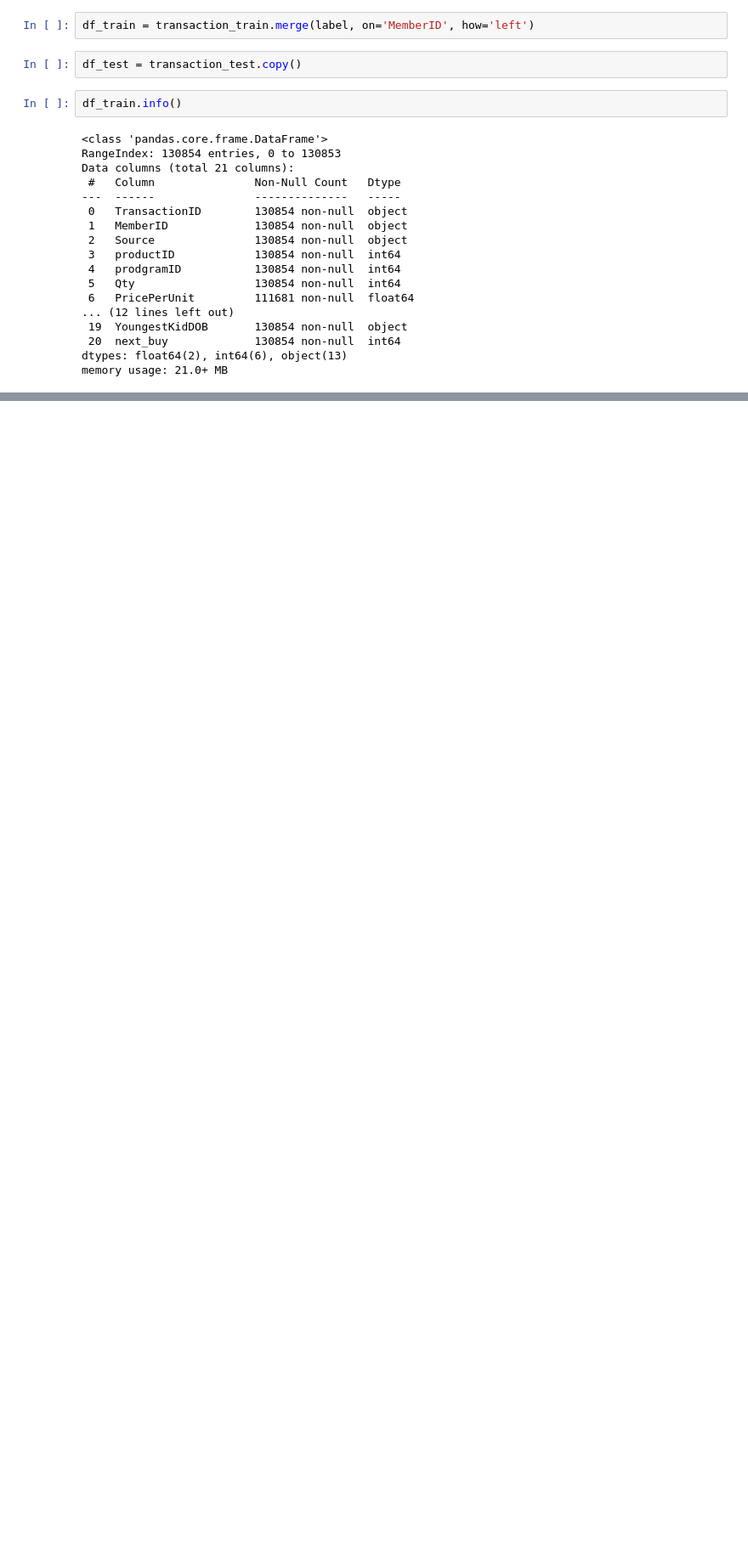
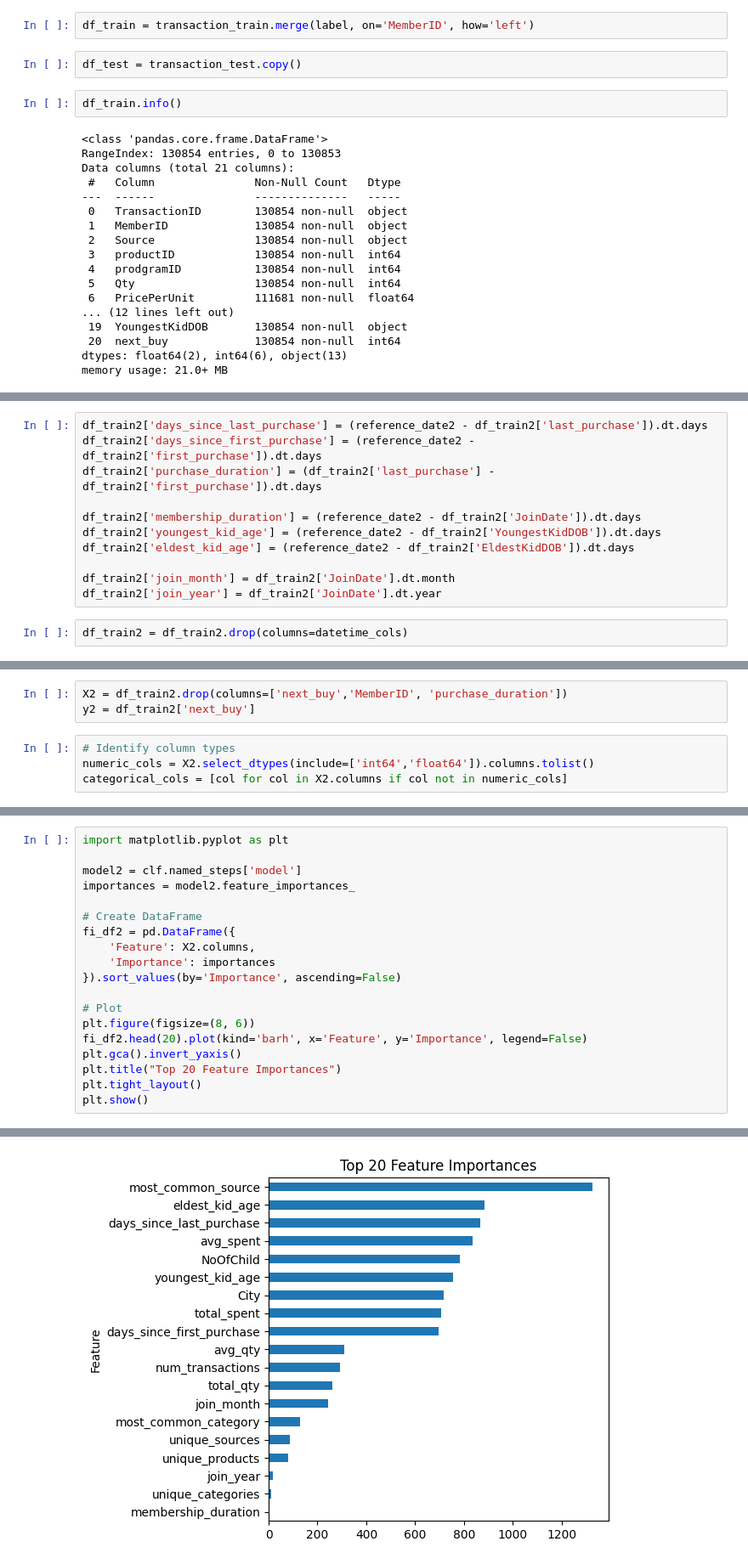
Before and after one commit to dalrn/mlq-intellectra, a Jupyter notebook: mlq.ipynb, the cells around one changed output, grey strips where cells are left out. Shown: that part at 85% size. Drawn from its saved outputs; the diff is of its cells as text; blank space fills up the shorter version.

```diff
--- a/mlq.ipynb
+++ b/mlq.ipynb
@@ -185,0 +545,13 @@ df_train
+# %%
+df_train2['days_since_last_purchase'] = (reference_date2 - df_train2['last_purchase']).dt.days
+df_train2['days_since_first_purchase'] = (reference_date2 - df_train2['first_purchase']).dt.days
+df_train2['purchase_duration'] = (df_train2['last_purchase'] - df_train2['first_purchase']).dt.days
+
+df_train2['membership_duration'] = (reference_date2 - df_train2['JoinDate']).dt.days
+df_train2['youngest_kid_age'] = (reference_date2 - df_train2['YoungestKidDOB']).dt.days
+df_train2['eldest_kid_age'] = (reference_date2 - df_train2['EldestKidDOB']).dt.days
+
+df_train2['join_month'] = df_train2['JoinDate'].dt.month
+df_train2['join_year'] = df_train2['JoinDate'].dt.year
+# %%
+df_train2 = df_train2.drop(columns=datetime_cols)
@@ -185,0 +582,7 @@ df_train
+# %%
+X2 = df_train2.drop(columns=['next_buy','MemberID', 'purchase_duration'])
+y2 = df_train2['next_buy']
+# %%
+# Identify column types
+numeric_cols = X2.select_dtypes(include=['int64','float64']).columns.tolist()
+categorical_cols = [col for col in X2.columns if col not in numeric_cols]
@@ -185,0 +691,20 @@ df_train
+# %%
+import matplotlib.pyplot as plt
+
+model2 = clf.named_steps['model']
+importances = model2.feature_importances_
+
+# Create DataFrame
+fi_df2 = pd.DataFrame({
+    'Feature': X2.columns,
+    'Importance': importances
+}).sort_values(by='Importance', ascending=False)
+
+# Plot
+plt.figure(figsize=(8, 6))
+fi_df2.head(20).plot(kind='barh', x='Feature', y='Importance', legend=False)
+plt.gca().invert_yaxis()
+plt.title("Top 20 Feature Importances")
+plt.tight_layout()
+plt.show()
+# %% [output]
@@ -185,0 +712 @@ df_train
+[figure, added]
```
Also changed, not shown: parts of 89 cells of this notebook.
